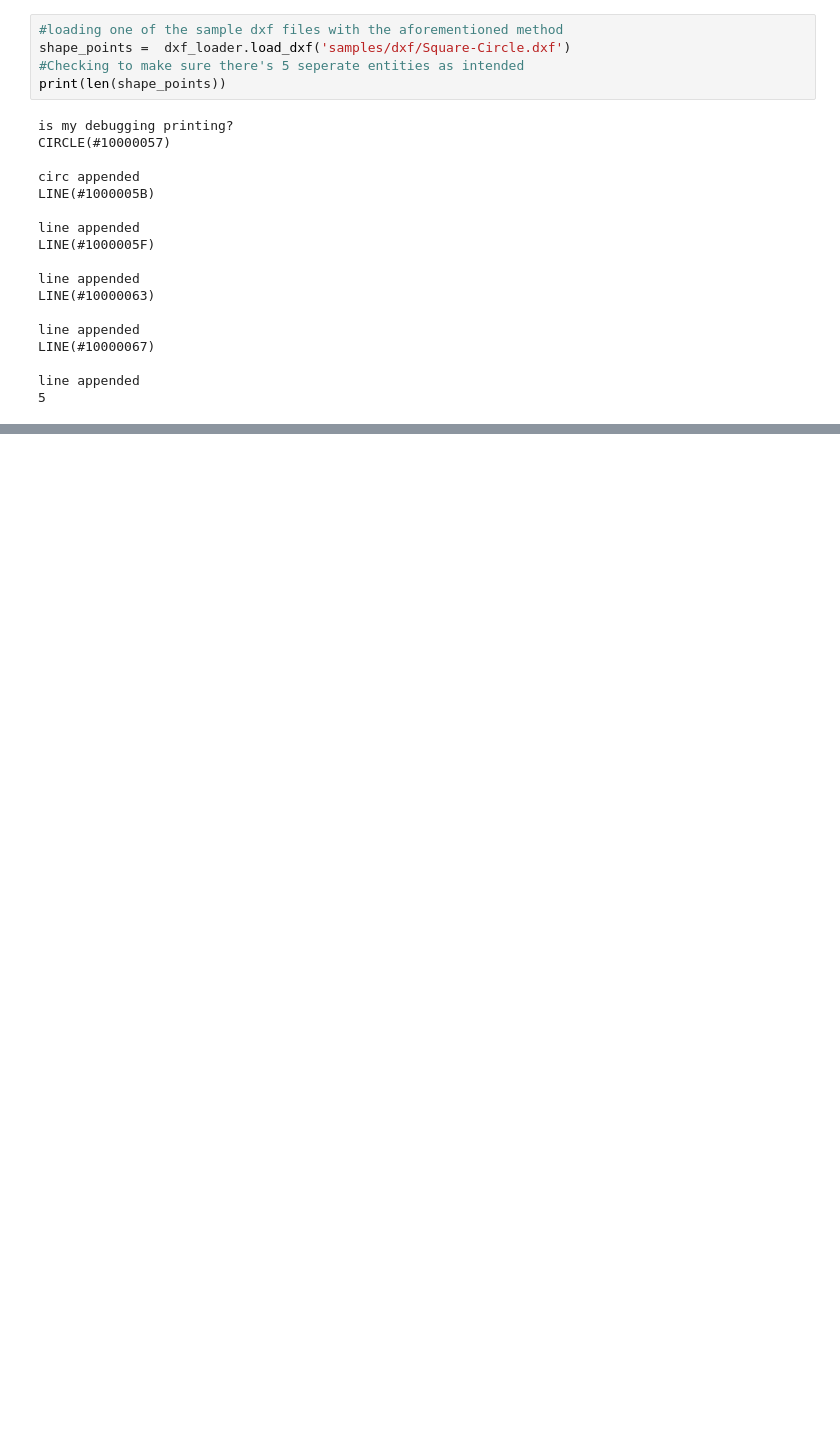
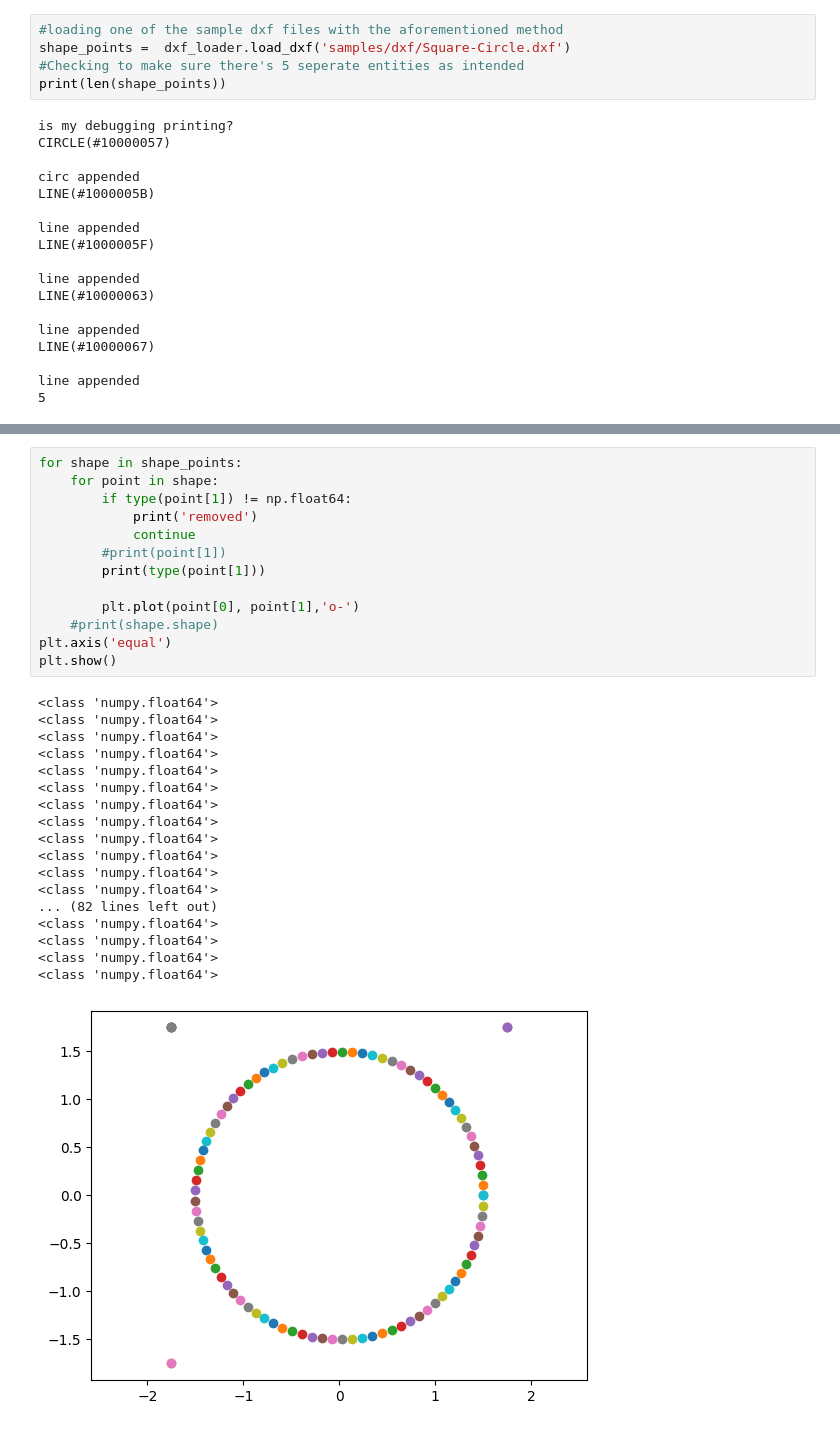
Before and after one commit to UChicago-Yang-Lab/miniMBE-GUI-v2, a Jupyter notebook: dxf_testing.ipynb, the cells around one changed output, grey strips where cells are left out. Cells and saved outputs as stored; diff of their text form; blank space fills up the shorter version.

```diff
--- a/dxf_testing.ipynb
+++ b/dxf_testing.ipynb
@@ -37 +52,33 @@ plt.show()
 [figure]
+# %%
+for shape in shape_points:
+	for point in shape:
+		if type(point[1]) != np.float64:
+			print('removed')
+			continue
+		#print(point[1])
+		print(type(point[1]))
+
+		plt.plot(point[0], point[1],'o-')
+	#print(shape.shape)
+plt.axis('equal')
+plt.show()
+# %% [output]
+<class 'numpy.float64'>
+<class 'numpy.float64'>
+<class 'numpy.float64'>
+<class 'numpy.float64'>
+<class 'numpy.float64'>
+<class 'numpy.float64'>
+<class 'numpy.float64'>
+<class 'numpy.float64'>
+<class 'numpy.float64'>
+<class 'numpy.float64'>
+<class 'numpy.float64'>
+<class 'numpy.float64'>
+... (82 lines left out)
+<class 'numpy.float64'>
+<class 'numpy.float64'>
+<class 'numpy.float64'>
+<class 'numpy.float64'>
+[figure, added]
```
Also changed, not shown: parts of 5 cells of this notebook, 4 other files.
